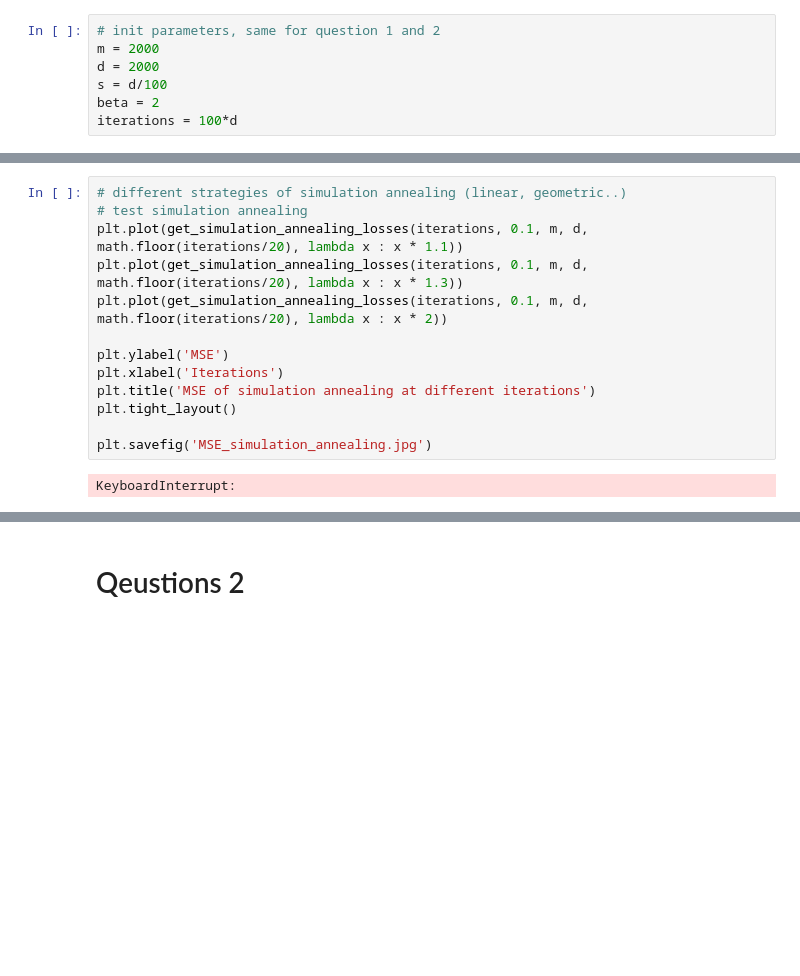
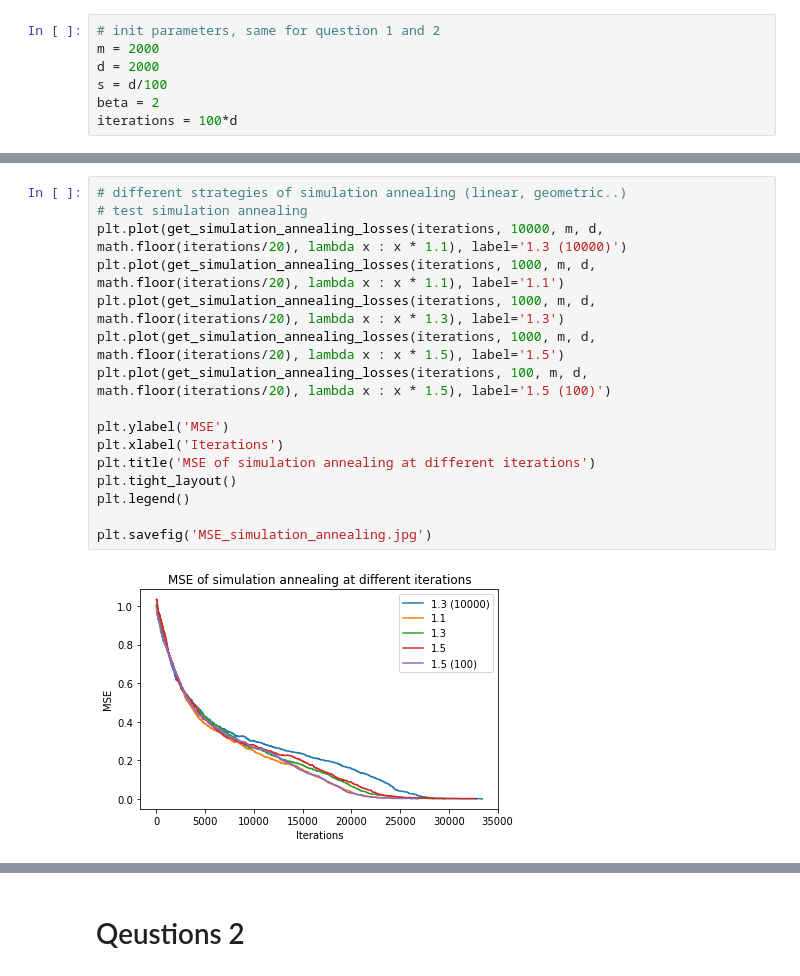
Before and after one commit to michelelupini/MC-project, a Jupyter notebook: main.ipynb, the cells around one changed output, grey strips where cells are left out. Saved outputs shown, nothing was run; the diff lists cells and outputs as text; blank space fills up the shorter version.

```diff
--- a/main.ipynb
+++ b/main.ipynb
@@ -46,18 +152,21 @@ plt.show()
 # %%
 # different strategies of simulation annealing (linear, geometric..)
 # test simulation annealing
-plt.plot(get_simulation_annealing_losses(iterations, 0.1, m, d, math.floor(iterations/20), lambda x : x * 1.1))
-plt.plot(get_simulation_annealing_losses(iterations, 0.1, m, d, math.floor(iterations/20), lambda x : x * 1.3))
-plt.plot(get_simulation_annealing_losses(iterations, 0.1, m, d, math.floor(iterations/20), lambda x : x * 2))
+plt.plot(get_simulation_annealing_losses(iterations, 10000, m, d, math.floor(iterations/20), lambda x : x * 1.1), label='1.3 (10000)')
+plt.plot(get_simulation_annealing_losses(iterations, 1000, m, d, math.floor(iterations/20), lambda x : x * 1.1), label='1.1')
+plt.plot(get_simulation_annealing_losses(iterations, 1000, m, d, math.floor(iterations/20), lambda x : x * 1.3), label='1.3')
+plt.plot(get_simulation_annealing_losses(iterations, 1000, m, d, math.floor(iterations/20), lambda x : x * 1.5), label='1.5')
+plt.plot(get_simulation_annealing_losses(iterations, 100, m, d, math.floor(iterations/20), lambda x : x * 1.5), label='1.5 (100)')
 
 plt.ylabel('MSE')
 plt.xlabel('Iterations')
 plt.title('MSE of simulation annealing at different iterations')
 plt.tight_layout()
+plt.legend()
 
 plt.savefig('MSE_simulation_annealing.jpg')
 # %% [output]
-KeyboardInterrupt:
+[figure, added]
 # %%
 # TODO rerurn with full iterations
 # don't rerun as it will take a while
```
Also changed, not shown: parts of 9 cells of this notebook, 3 other files.
